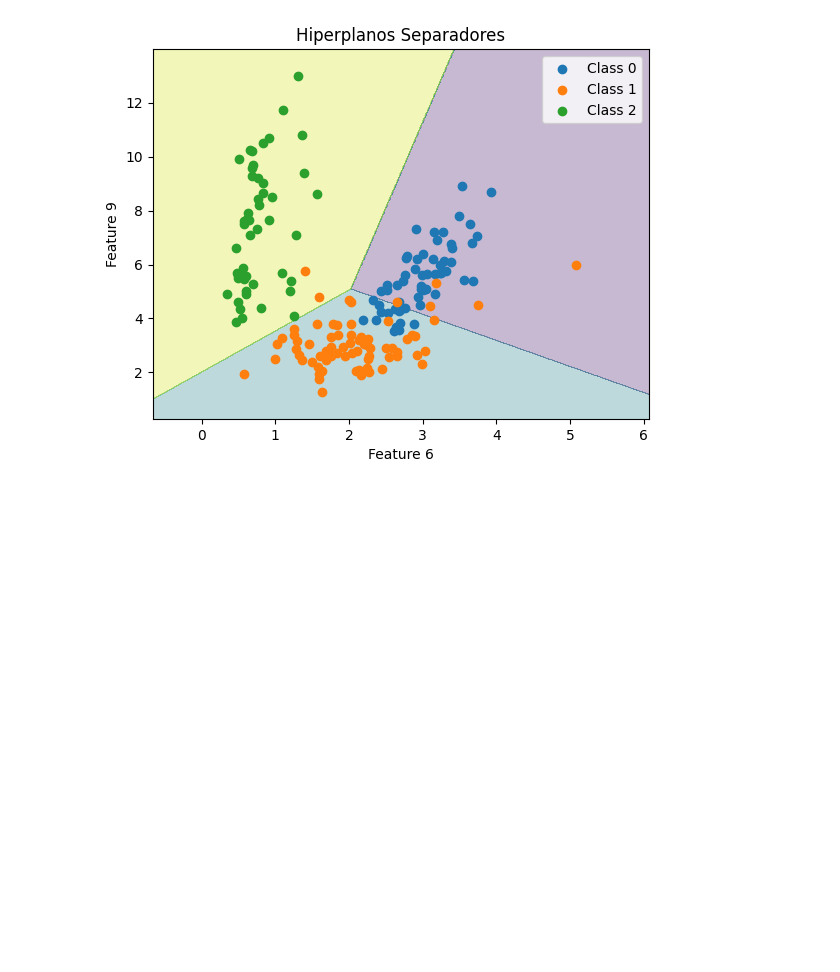
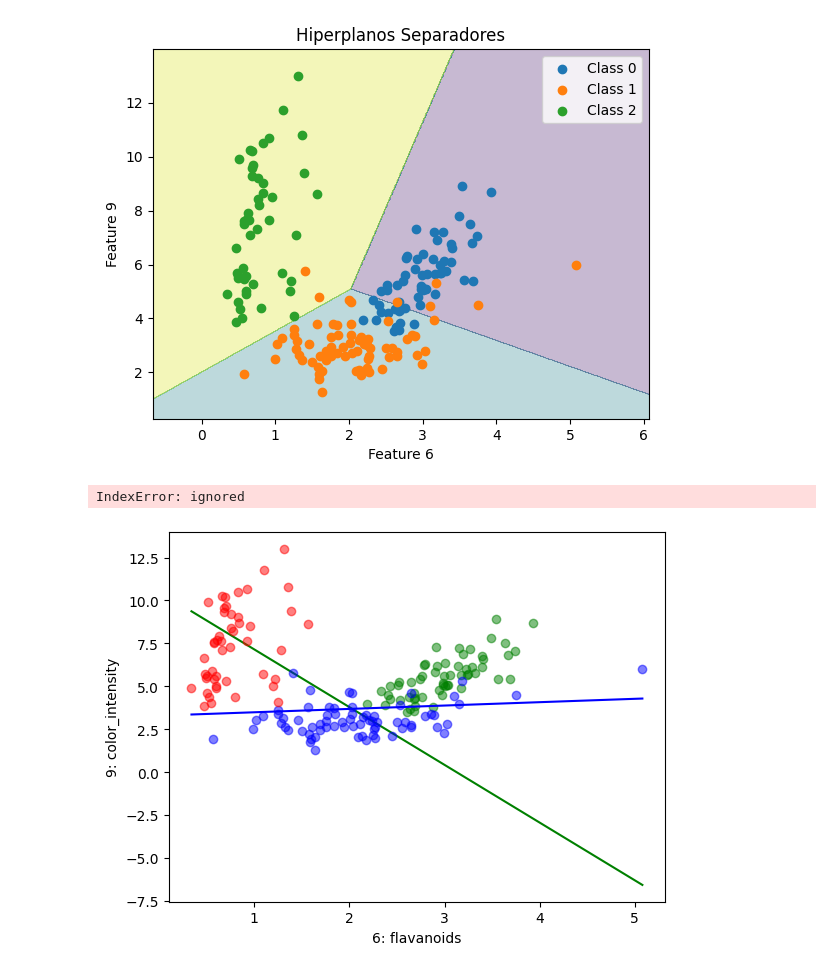
Before and after one commit to marcusvpimentel/Mestrado, a Jupyter notebook: aula3a_multiclasse.ipynb, the cells around one changed output. Saved outputs shown, nothing was run; the diff lists cells and outputs as text; code cells hidden in the pictures; blank space fills up the shorter version.

```diff
--- a/aula3a_multiclasse.ipynb
+++ b/aula3a_multiclasse.ipynb
@@ -179,3 +179,33 @@ plt.title('Hiperplanos Separadores')
 plt.show()
 # %% [output]
 [figure]
+# %%
+def plot_hyperplane(X, coef, intercept, column=0, color='black'):
+  def line(x0):
+    return (-(x0 * coef[0, column]) - intercept[column]) / coef[1, column]
+  xmin = min(X[:,0])
+  xmax = max(X[:,0])
+  plt.plot([xmin, xmax], [line(xmin), line(xmax)], ls="-", color=color)
+# %%
+X69 = X[:, [6, 9]]
+
+modelo.fit(X69, y)
+
+i, j = 6, 9
+plt.xlabel(f"{i}: {dataset.feature_names[i]}")
+plt.ylabel(f"{j}: {dataset.feature_names[j]}")
+colors = ['green', 'blue', 'red']
+
+# Determina os limites do gráfico
+x_min, x_max = X69[:, 0].min() - 1, X69[:, 0].max() + 1
+y_min, y_max = X69[:, 1].min() - 1, X69[:, 1].max() + 1
+
+for k in set(y):
+    plt.plot(X69[:, 0][y == k], X69[:, 1][y == k], "o", alpha=0.5, color=colors[k])
+    # Calcula o hiperplano para a classe k
+    plot_hyperplane(X69, modelo.coef_, modelo.intercept_, column=k, color=colors[k])
+
+plt.show()
+# %% [output]
+IndexError: ignored
+[figure, added]
```
Also changed, not shown: parts of 6 cells of this notebook.
